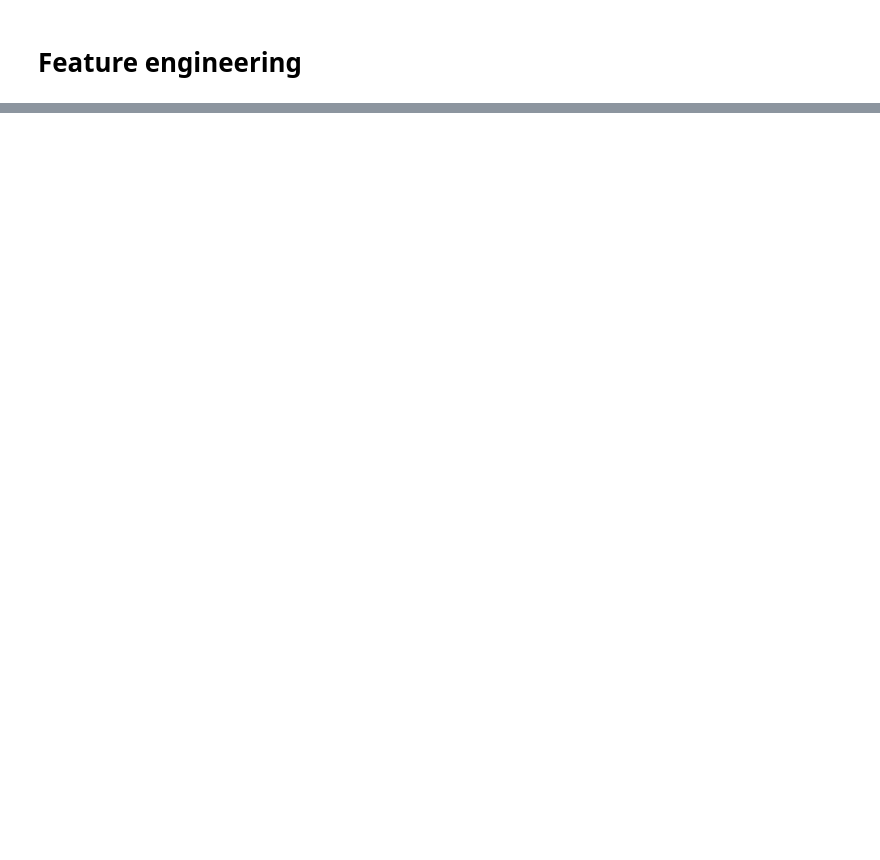
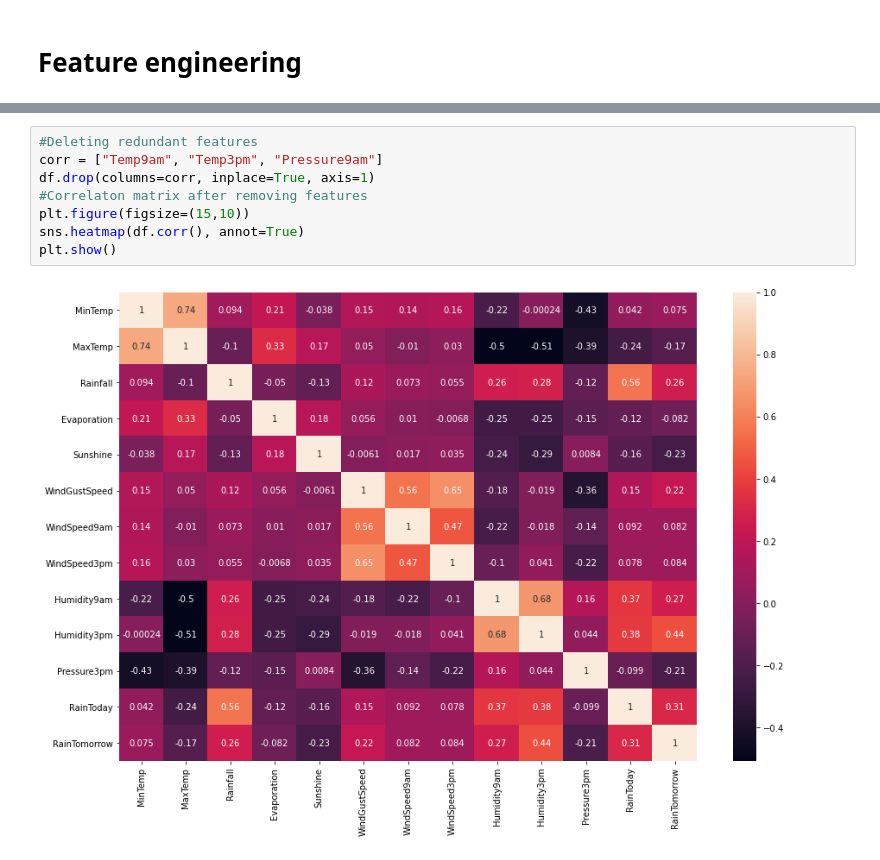
Before and after one commit to NochnoyRitzar/Australia-Rain-Prediction, a Jupyter notebook: Strategy_3.ipynb, the cells around one changed output, grey strips where cells are left out. Drawn from its saved outputs; the diff is of its cells as text; blank space fills up the shorter version.

```diff
--- a/Strategy_3.ipynb
+++ b/Strategy_3.ipynb
@@ -124,0 +299,10 @@ memory usage: 18.4+ MB
+# %%
+#Deleting redundant features
+corr = ["Temp9am", "Temp3pm", "Pressure9am"]
+df.drop(columns=corr, inplace=True, axis=1)
+#Correlaton matrix after removing features
+plt.figure(figsize=(15,10))
+sns.heatmap(df.corr(), annot=True)
+plt.show()
+# %% [output]
+[figure, added]
```
Also changed, not shown: parts of 31 cells of this notebook.
